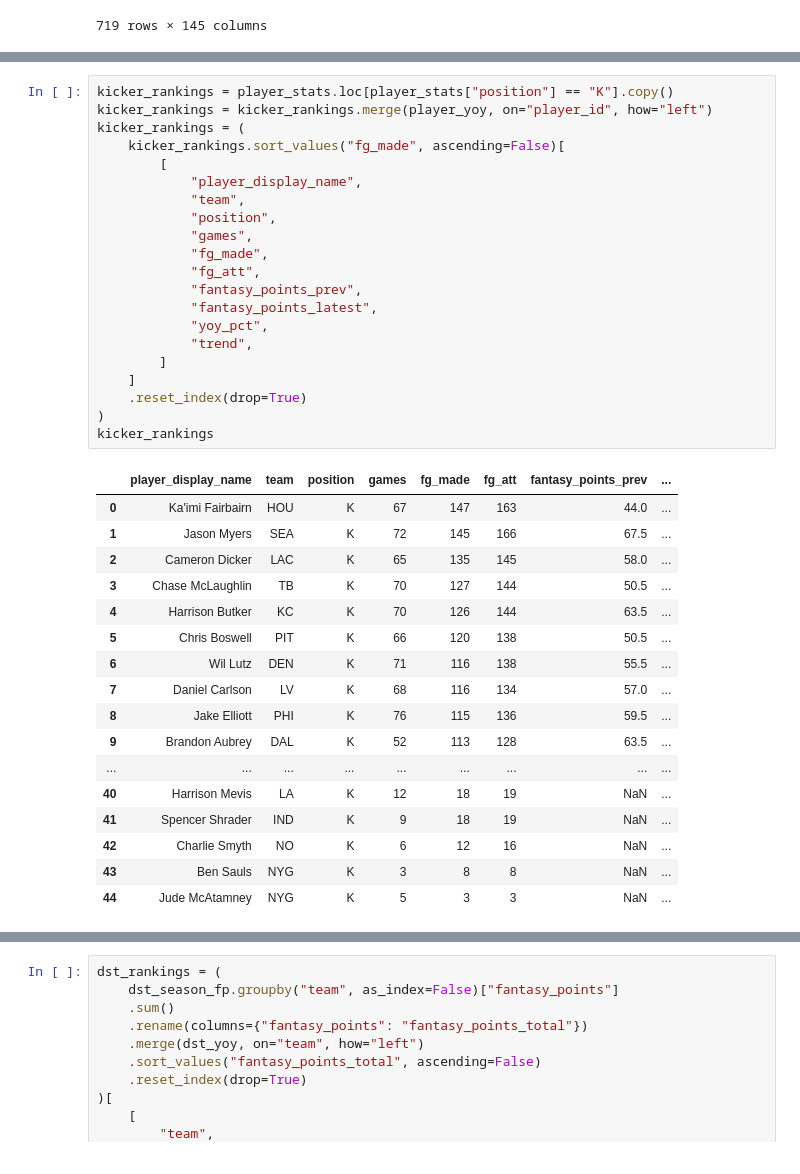
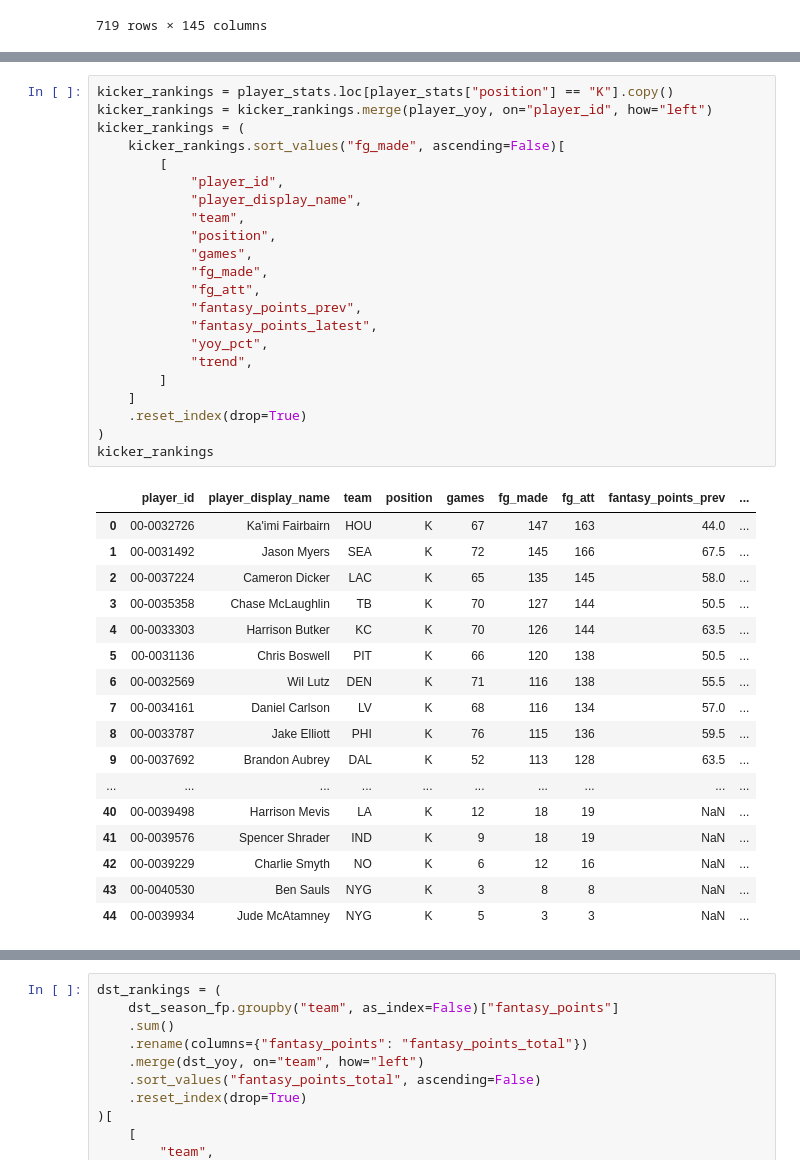
Before and after one commit to broverlord93/about, a Jupyter notebook: nfl_analyzer/src/nfl_analyzer/draft_analysis.ipynb, the cells around one changed output, grey strips where cells are left out. Saved outputs shown, nothing was run; the diff lists cells and outputs as text.

```diff
--- a/nfl_analyzer/src/nfl_analyzer/draft_analysis.ipynb
+++ b/nfl_analyzer/src/nfl_analyzer/draft_analysis.ipynb
@@ -223,42 +224,43 @@ QB starters after depth-chart filter: 27 (from 92)
 # %%
 kicker_rankings = player_stats.loc[player_stats["position"] == "K"].copy()
 kicker_rankings = kicker_rankings.merge(player_yoy, on="player_id", how="left")
 kicker_rankings = (
     kicker_rankings.sort_values("fg_made", ascending=False)[
         [
+            "player_id",
             "player_display_name",
             "team",
             "position",
             "games",
             "fg_made",
             "fg_att",
             "fantasy_points_prev",
             "fantasy_points_latest",
             "yoy_pct",
             "trend",
         ]
     ]
     .reset_index(drop=True)
 )
 kicker_rankings
 # %% [output]
-|  | player_display_name | team | position | games | fg_made | fg_att | fantasy_points_prev | ... |
-| 0 | Ka'imi Fairbairn | HOU | K | 67 | 147 | 163 | 44.0 | ... |
-| 1 | Jason Myers | SEA | K | 72 | 145 | 166 | 67.5 | ... |
-| 2 | Cameron Dicker | LAC | K | 65 | 135 | 145 | 58.0 | ... |
-| 3 | Chase McLaughlin | TB | K | 70 | 127 | 144 | 50.5 | ... |
-| 4 | Harrison Butker | KC | K | 70 | 126 | 144 | 63.5 | ... |
-| 5 | Chris Boswell | PIT | K | 66 | 120 | 138 | 50.5 | ... |
-| 6 | Wil Lutz | DEN | K | 71 | 116 | 138 | 55.5 | ... |
-| 7 | Daniel Carlson | LV | K | 68 | 116 | 134 | 57.0 | ... |
-| 8 | Jake Elliott | PHI | K | 76 | 115 | 136 | 59.5 | ... |
-| 9 | Brandon Aubrey | DAL | K | 52 | 113 | 128 | 63.5 | ... |
-| ... | ... | ... | ... | ... | ... | ... | ... | ... |
-| 40 | Harrison Mevis | LA | K | 12 | 18 | 19 | NaN | ... |
-| 41 | Spencer Shrader | IND | K | 9 | 18 | 19 | NaN | ... |
-| 42 | Charlie Smyth | NO | K | 6 | 12 | 16 | NaN | ... |
-| 43 | Ben Sauls | NYG | K | 3 | 8 | 8 | NaN | ... |
-| 44 | Jude McAtamney | NYG | K | 5 | 3 | 3 | NaN | ... |
+|  | player_id | player_display_name | team | position | games | fg_made | fg_att | fantasy_points_prev | ... |
+| 0 | 00-0032726 | Ka'imi Fairbairn | HOU | K | 67 | 147 | 163 | 44.0 | ... |
+| 1 | 00-0031492 | Jason Myers | SEA | K | 72 | 145 | 166 | 67.5 | ... |
+| 2 | 00-0037224 | Cameron Dicker | LAC | K | 65 | 135 | 145 | 58.0 | ... |
+| 3 | 00-0035358 | Chase McLaughlin | TB | K | 70 | 127 | 144 | 50.5 | ... |
+| 4 | 00-0033303 | Harrison Butker | KC | K | 70 | 126 | 144 | 63.5 | ... |
+| 5 | 00-0031136 | Chris Boswell | PIT | K | 66 | 120 | 138 | 50.5 | ... |
+| 6 | 00-0032569 | Wil Lutz | DEN | K | 71 | 116 | 138 | 55.5 | ... |
+| 7 | 00-0034161 | Daniel Carlson | LV | K | 68 | 116 | 134 | 57.0 | ... |
+| 8 | 00-0033787 | Jake Elliott | PHI | K | 76 | 115 | 136 | 59.5 | ... |
+| 9 | 00-0037692 | Brandon Aubrey | DAL | K | 52 | 113 | 128 | 63.5 | ... |
+| ... | ... | ... | ... | ... | ... | ... | ... | ... | ... |
+| 40 | 00-0039498 | Harrison Mevis | LA | K | 12 | 18 | 19 | NaN | ... |
+| 41 | 00-0039576 | Spencer Shrader | IND | K | 9 | 18 | 19 | NaN | ... |
+| 42 | 00-0039229 | Charlie Smyth | NO | K | 6 | 12 | 16 | NaN | ... |
+| 43 | 00-0040530 | Ben Sauls | NYG | K | 3 | 8 | 8 | NaN | ... |
+| 44 | 00-0039934 | Jude McAtamney | NYG | K | 5 | 3 | 3 | NaN | ... |
 # %%
 skill_rankings = player_stats.loc[
     player_stats["position"].isin(["RB", "WR", "TE", "FB"])
```
Also changed, not shown: parts of 3 cells of this notebook, 3 other files.
